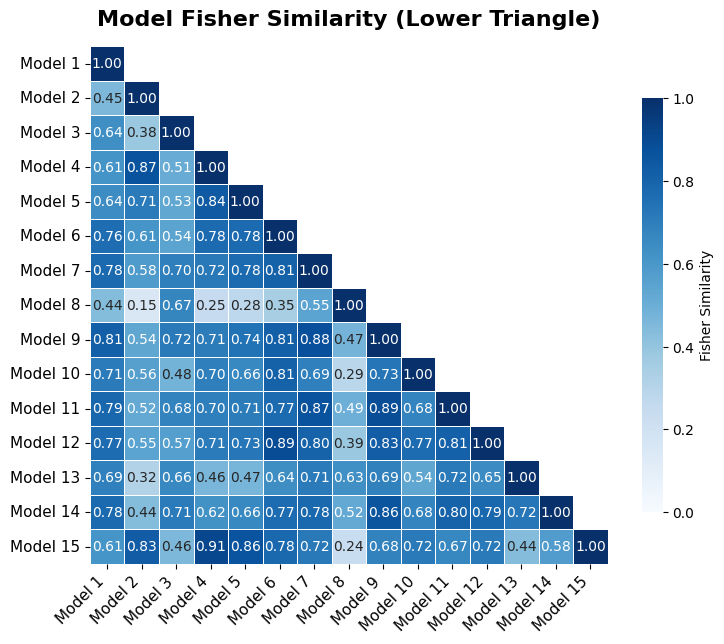
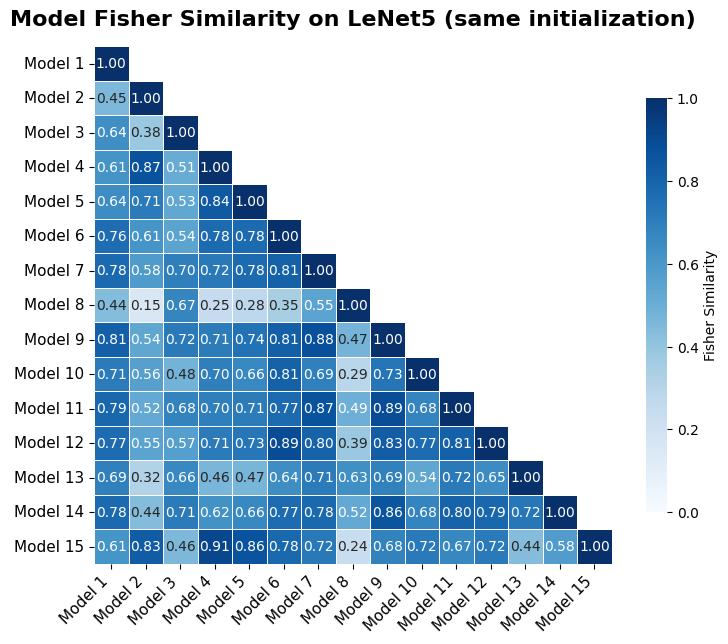
The change to this notebook cell's code, shown as a diff; its figure went from the first image to the second:
--- before
+++ after
@@ -1,2 +1 @@
-mnist_fisher_sim_matrix_same_init = fisher_sim_matrix(mnist_result_same_init["models"], mnist_train_loader, device, criterion=nn.CrossEntropyLoss())
-fisher_sim_heatmap(mnist_fisher_sim_matrix_same_init)
+fisher_sim_heatmap(mnist_fisher_sim_matrix_same_init, title='Model Fisher Similarity on LeNet5 (same initialization)')

Commit: 添加结果并优化绘图代码